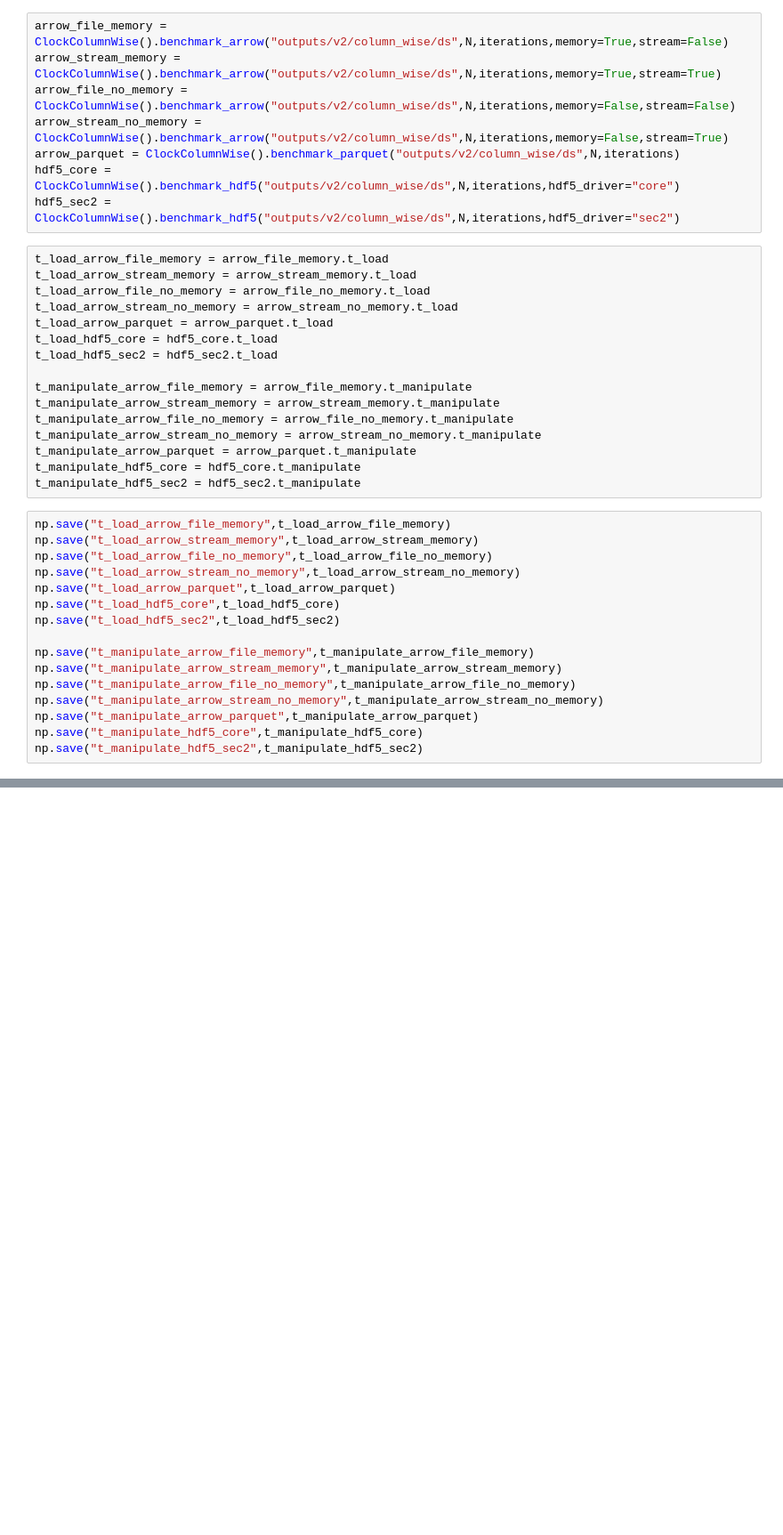
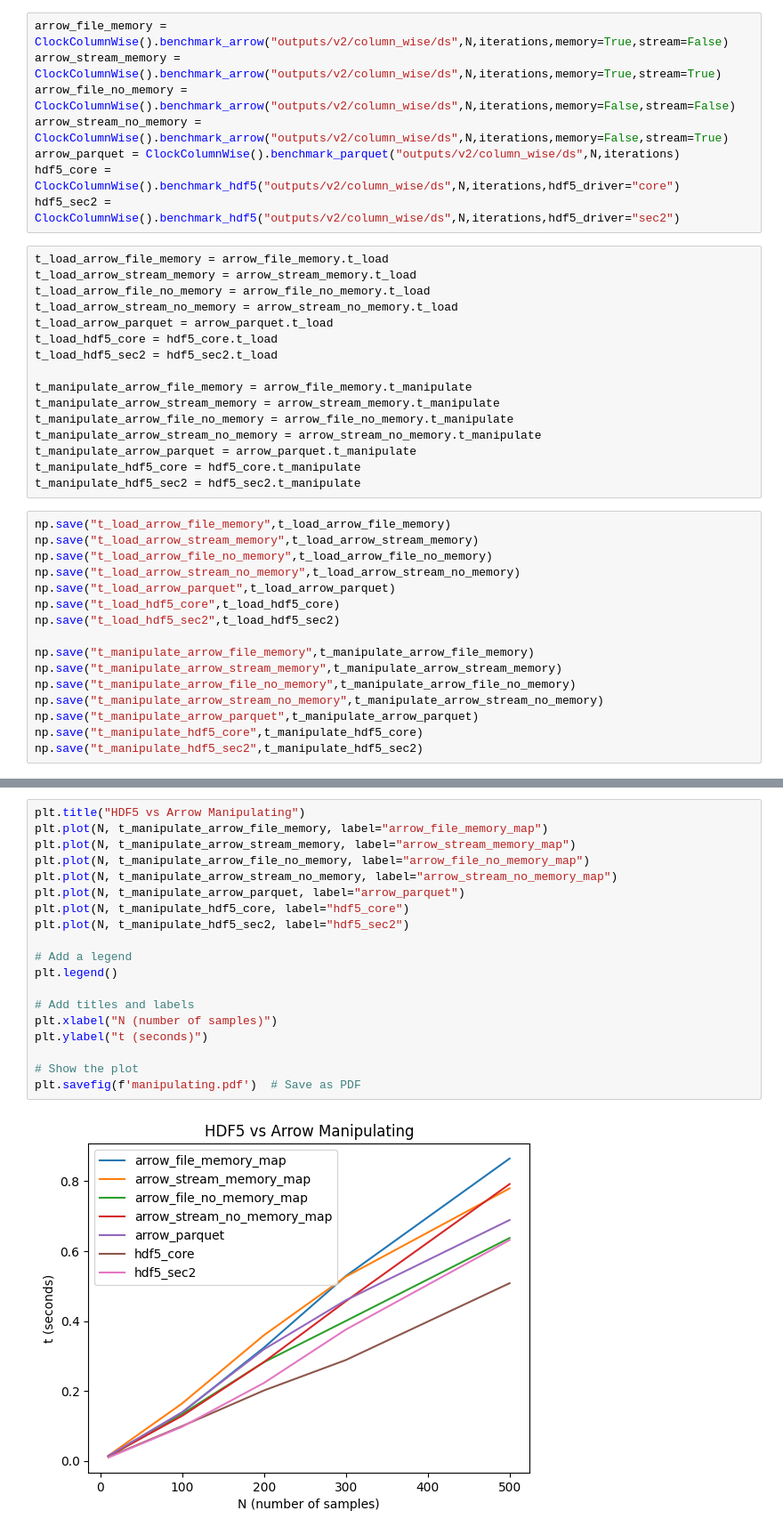
Before and after one commit to cristianoCarta/benchmarks, a Jupyter notebook: test.ipynb, the cells around one changed output, grey strips where cells are left out. Shown at 89% size. Cells and saved outputs as stored; diff of their text form; blank space fills up the shorter version.

```diff
--- a/test.ipynb
+++ b/test.ipynb
@@ -75,0 +97,21 @@ np.save("t_manipulate_hdf5_sec2",t_manipulate_hdf5_sec2)
+# %%
+plt.title("HDF5 vs Arrow Manipulating")
+plt.plot(N, t_manipulate_arrow_file_memory, label="arrow_file_memory_map")
+plt.plot(N, t_manipulate_arrow_stream_memory, label="arrow_stream_memory_map")
+plt.plot(N, t_manipulate_arrow_file_no_memory, label="arrow_file_no_memory_map")
+plt.plot(N, t_manipulate_arrow_stream_no_memory, label="arrow_stream_no_memory_map")
+plt.plot(N, t_manipulate_arrow_parquet, label="arrow_parquet")
+plt.plot(N, t_manipulate_hdf5_core, label="hdf5_core")
+plt.plot(N, t_manipulate_hdf5_sec2, label="hdf5_sec2")
+
+# Add a legend
+plt.legend()
+
+# Add titles and labels
+plt.xlabel("N (number of samples)")
+plt.ylabel("t (seconds)")
+
+# Show the plot
+plt.savefig(f'manipulating.pdf')  # Save as PDF
+# %% [output]
+[figure, added]
```
Also changed, not shown: parts of 1 cell of this notebook.
